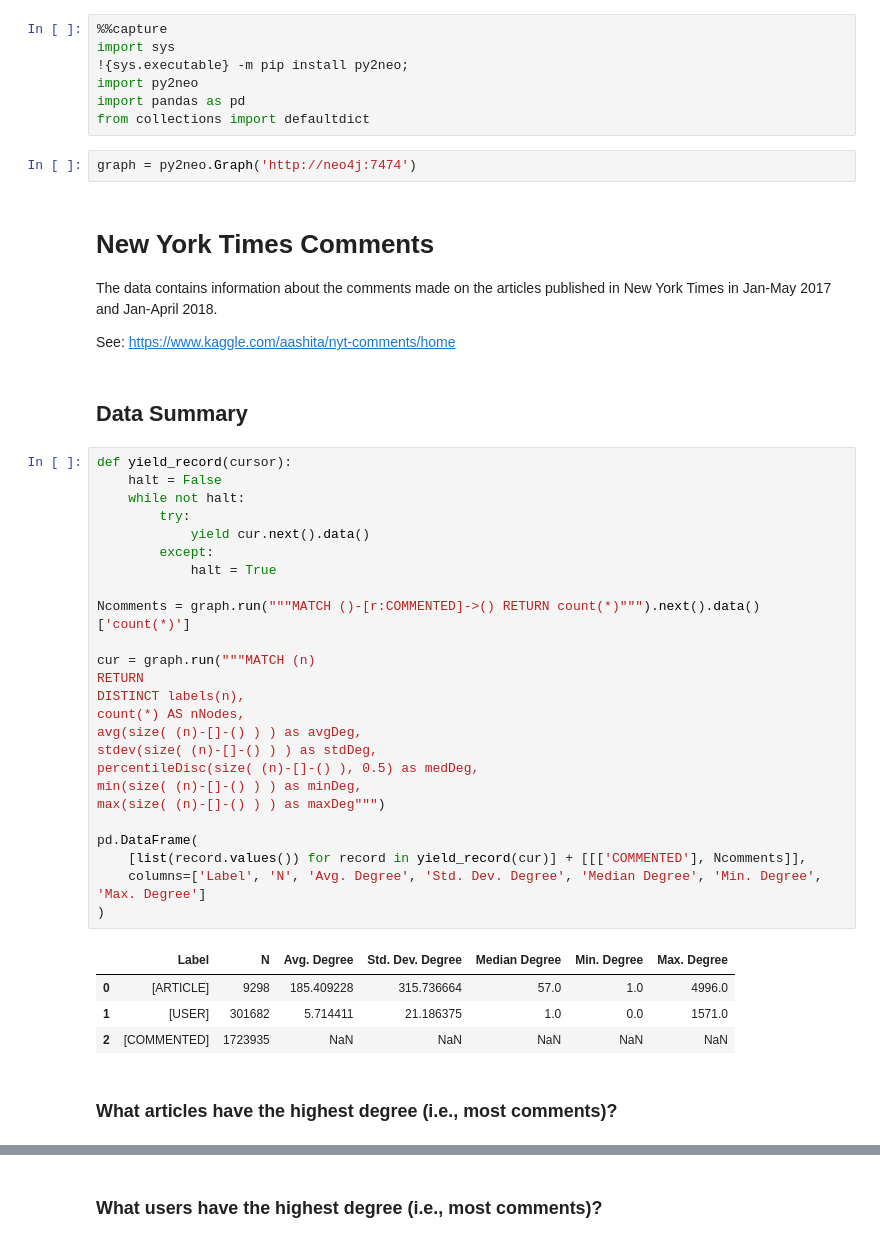
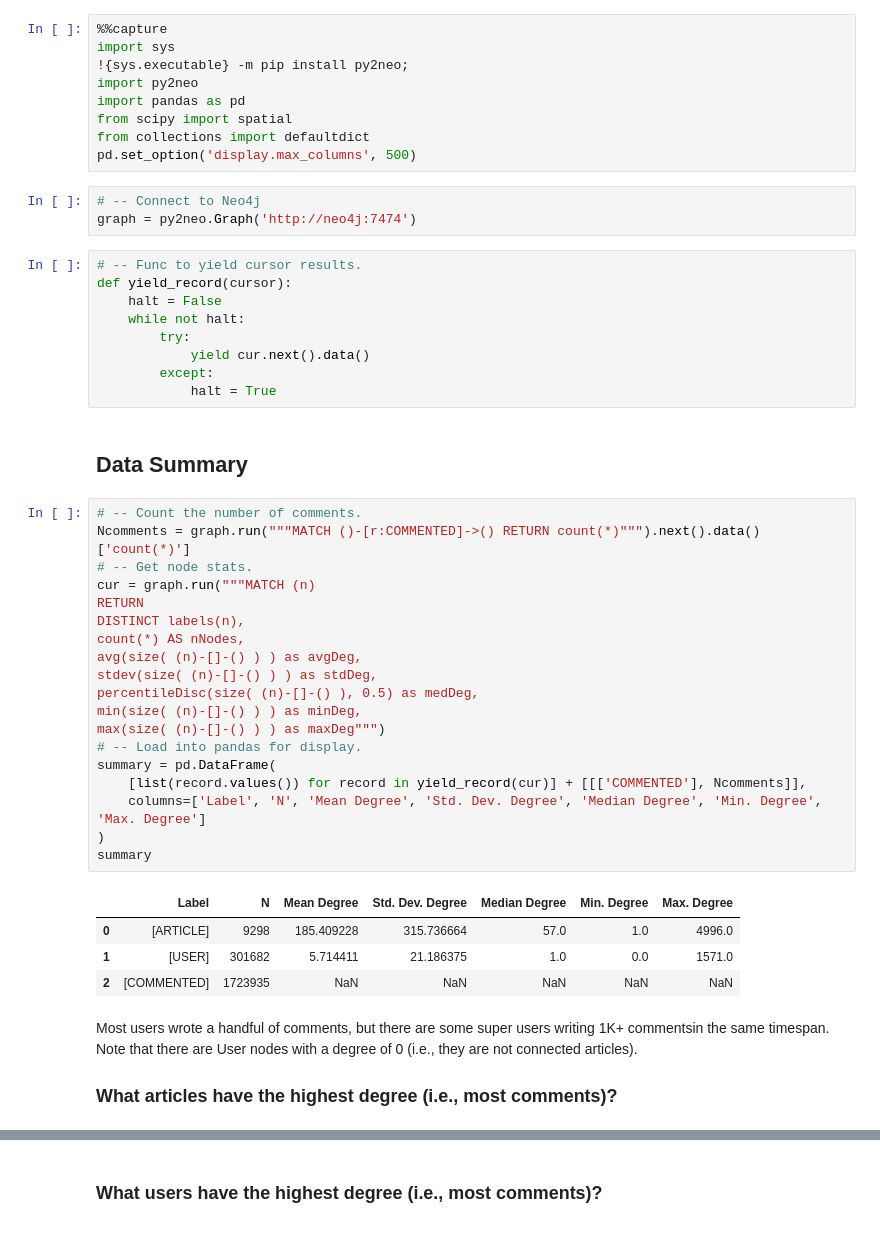
Before and after one commit to jvani/nyt-comments, a Jupyter notebook: notebooks/exploratory.ipynb, the cells around one changed output, grey strips where cells are left out. Cells and saved outputs as stored; diff of their text form.

```diff
--- a/notebooks/exploratory.ipynb
+++ b/notebooks/exploratory.ipynb
@@ -4,46 +6,48 @@ import sys
 !{sys.executable} -m pip install py2neo;
 import py2neo
 import pandas as pd
+from scipy import spatial
 from collections import defaultdict
+pd.set_option('display.max_columns', 500)
 # %%
+# -- Connect to Neo4j
 graph = py2neo.Graph('http://neo4j:7474')
-# %% [markdown]
-# New York Times Comments
-The data contains information about the comments made on the articles published in New York Times in Jan-May 2017 and Jan-April 2018.
-
-See: https://www.kaggle.com/aashita/nyt-comments/home
+# %%
+# -- Func to yield cursor results.
+def yield_record(cursor):
+    halt = False
+    while not halt:
+        try:
+            yield cur.next().data()
+        except:
+            halt = True
 # %% [markdown]
 ## Data Summary
 # %%
-def yield_record(cursor):
-    halt = False
-    while not halt:
-        try:
-            yield cur.next().data()
-        except:
-            halt = True
-
+# -- Count the number of comments.
 Ncomments = graph.run("""MATCH ()-[r:COMMENTED]->() RETURN count(*)""").next().data()['count(*)']
-
+# -- Get node stats.
 cur = graph.run("""MATCH (n)
 RETURN
 DISTINCT labels(n),
 count(*) AS nNodes,
 avg(size( (n)-[]-() ) ) as avgDeg,
 stdev(size( (n)-[]-() ) ) as stdDeg,
 percentileDisc(size( (n)-[]-() ), 0.5) as medDeg,
 min(size( (n)-[]-() ) ) as minDeg,
 max(size( (n)-[]-() ) ) as maxDeg""")
-
-pd.DataFrame(
+# -- Load into pandas for display.
+summary = pd.DataFrame(
     [list(record.values()) for record in yield_record(cur)] + [[['COMMENTED'], Ncomments]],
-    columns=['Label', 'N', 'Avg. Degree', 'Std. Dev. Degree', 'Median Degree', 'Min. Degree', 'Max. Degree']
+    columns=['Label', 'N', 'Mean Degree', 'Std. Dev. Degree', 'Median Degree', 'Min. Degree', 'Max. Degree']
 )
+summary
 # %% [output]
-|  | Label | N | Avg. Degree | Std. Dev. Degree | Median Degree | Min. Degree | Max. Degree |
+|  | Label | N | Mean Degree | Std. Dev. Degree | Median Degree | Min. Degree | Max. Degree |
 | 0 | [ARTICLE] | 9298 | 185.409228 | 315.736664 | 57.0 | 1.0 | 4996.0 |
 | 1 | [USER] | 301682 | 5.714411 | 21.186375 | 1.0 | 0.0 | 1571.0 |
 | 2 | [COMMENTED] | 1723935 | NaN | NaN | NaN | NaN | NaN |
-# %% [markdown]
-### What articles have the highest degree (i.e., most comments)?
+# %% [markdown]
+Most users wrote a handful of comments, but there are some super users writing 1K+ commentsin the same timespan. Note that there are User nodes with a degree of 0 (i.e., they are not connected articles).
+### What articles have the highest degree (i.e., most comments)?
 # %%
```
Also changed, not shown: parts of 19 cells of this notebook, 1 other file.
